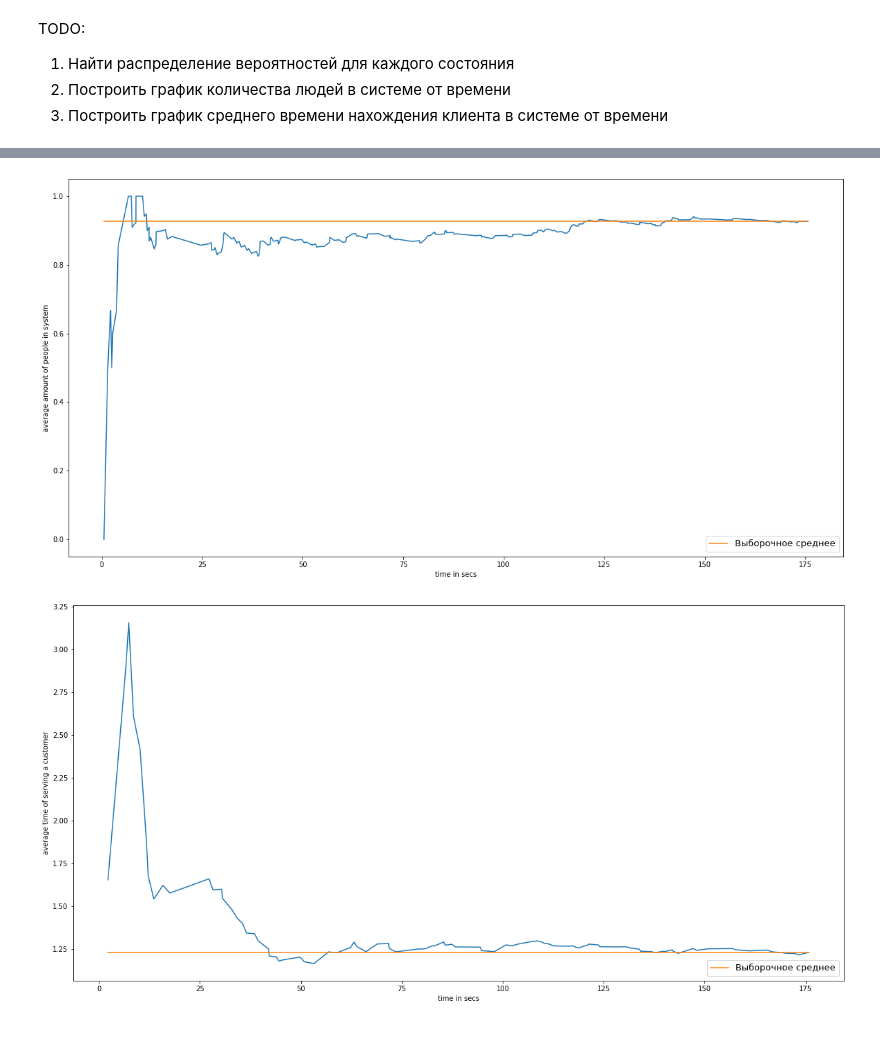
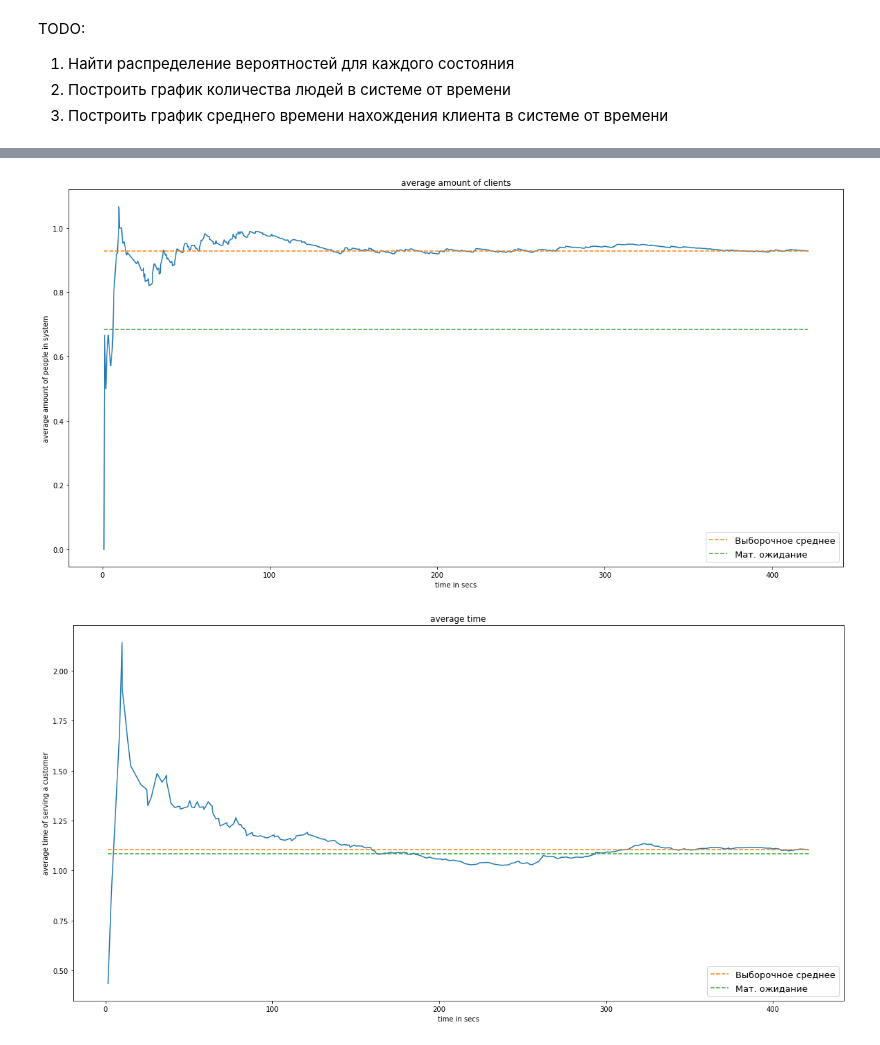
Before and after one commit to a13xbb/shoe-shine-shop, a Jupyter notebook: shop.ipynb, the cells around one changed output, grey strips where cells are left out. Saved outputs shown, nothing was run; the diff lists cells and outputs as text; code cells hidden in the pictures.

```diff
--- a/shop.ipynb
+++ b/shop.ipynb
@@ -203,2 +225,16 @@ def simulate(n_clients, _lambda, mu1, mu2) -> dict:
+# %%
+def plot_time_avg(res, gt):
+    x = res['average_time_plot'][0]
+    y = res['average_time_plot'][1]
+    plt.figure(figsize=(20, 10))
+    plt.title('average time')
+    plt.plot(x, y)
+    plt.plot(x, napas.full(len(x), napas.mean(res['times'])), label='Выборочное среднее', linestyle='dashed')
+    plt.plot(x, napas.full(len(x), napas.mean(gt[2])), label='Мат. ожидание', linestyle='dashed')
+    plt.xlabel('time in secs')
+    plt.ylabel('average time of serving a customer')
+    plt.legend(loc='lower right', fontsize=13)
+# %%
+stats = get_theor_stats(1, 2, 2)
 # %%
-res = simulate(170, 1, 2, 2)
+res = simulate(400, 1, 2, 2)
@@ -215,10 +240,0 @@ def plot_clients_avg(res, gt):
-# %%
-def plot_time_avg(res, gt):
-    x = res['average_time_plot'][0]
-    y = res['average_time_plot'][1]
-    plt.figure(figsize=(20, 10))
-    plt.plot(x, y)
-    plt.plot(x, napas.full(len(x), napas.mean(res['times'])), label='Выборочное среднее')
-    plt.xlabel('time in secs')
-    plt.ylabel('average time of serving a customer')
-    plt.legend(loc='lower right', fontsize=13)
@@ -235,8 +259,8 @@ res['probs']
 # %%
-plot_clients_avg(res, None)
+plot_clients_avg(res, stats)
 # %% [output]
-[figure, old version]
+[figure, new version]
 # %%
-plot_time_avg(res, None)
+plot_time_avg(res, stats)
 # %% [output]
-[figure, old version]
+[figure, new version]
```
Also changed, not shown: parts of 7 cells of this notebook.
